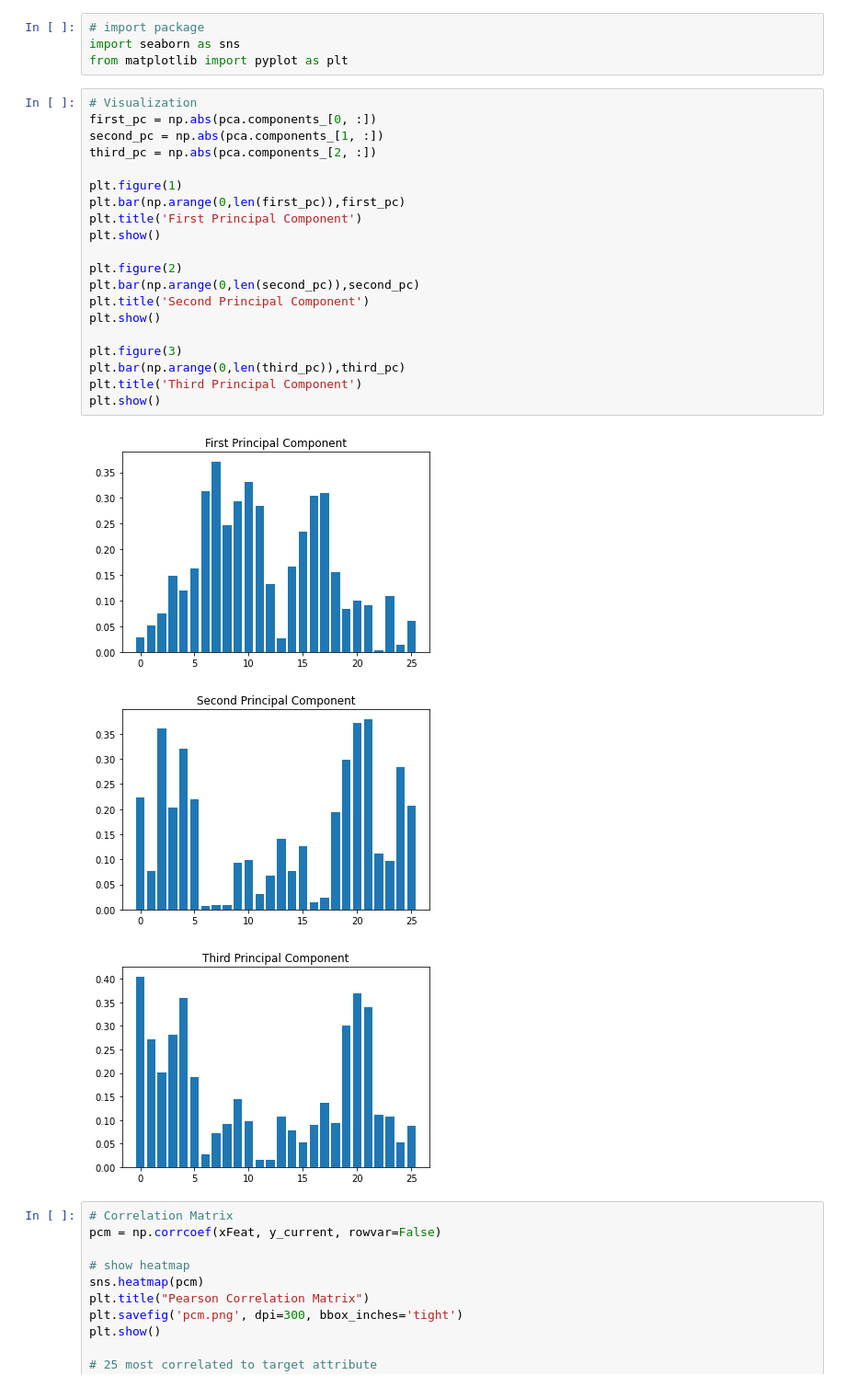
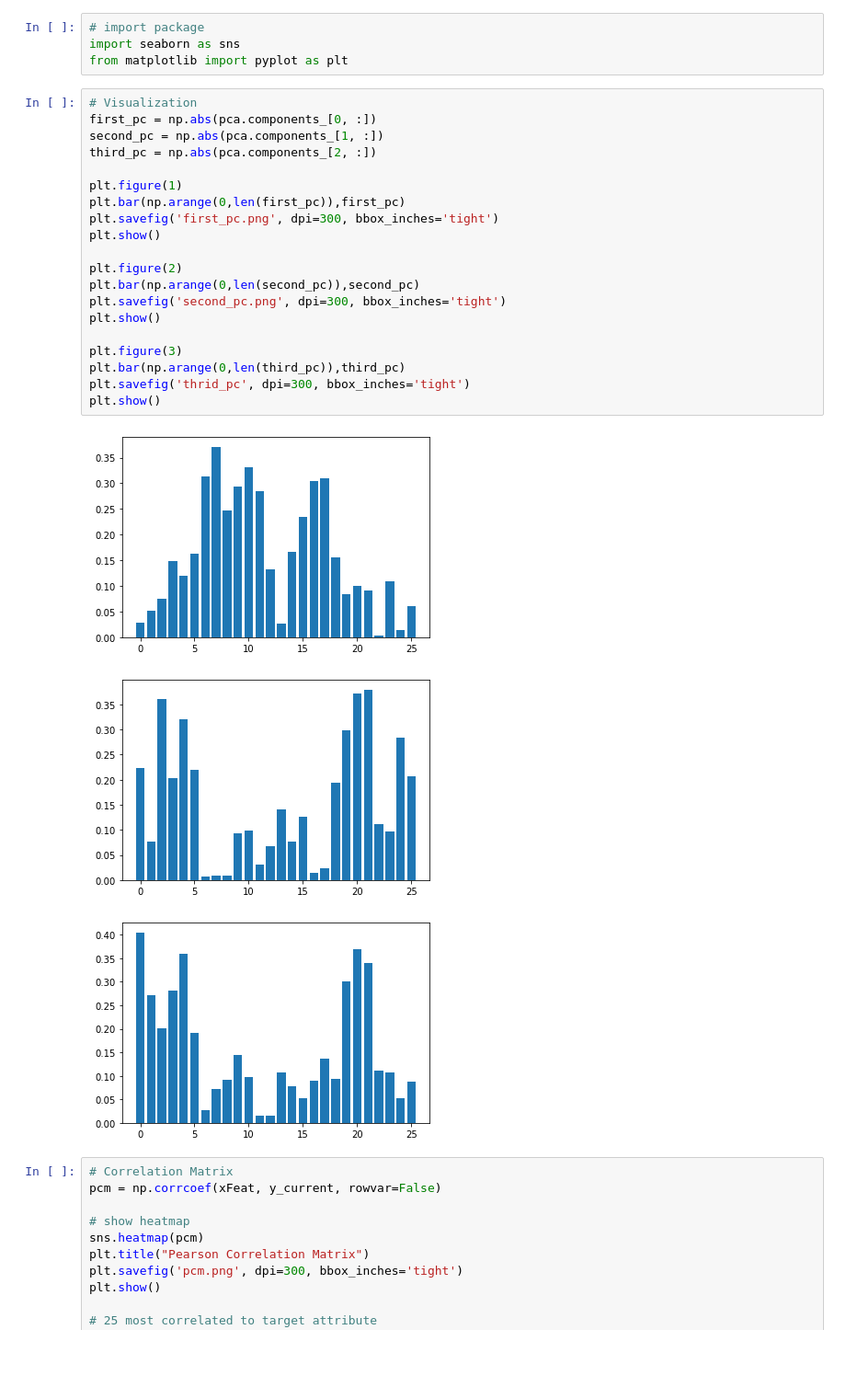
Before and after one commit to kwu78/Mental-Health-Issue, a Jupyter notebook: PCA_PCM_Clustering_RFC.ipynb, the cells around one changed output. Shown at 92% size. Saved outputs shown, nothing was run; the diff lists cells and outputs as text; blank space fills up the shorter version.

```diff
--- a/PCA_PCM_Clustering_RFC.ipynb
+++ b/PCA_PCM_Clustering_RFC.ipynb
@@ -106,27 +114,27 @@ from matplotlib import pyplot as plt
 # %%
 # Visualization
 first_pc = np.abs(pca.components_[0, :])
 second_pc = np.abs(pca.components_[1, :])
 third_pc = np.abs(pca.components_[2, :])
 
 plt.figure(1)
 plt.bar(np.arange(0,len(first_pc)),first_pc)
-plt.title('First Principal Component')
+plt.savefig('first_pc.png', dpi=300, bbox_inches='tight')
 plt.show()
 
 plt.figure(2)
 plt.bar(np.arange(0,len(second_pc)),second_pc)
-plt.title('Second Principal Component')
+plt.savefig('second_pc.png', dpi=300, bbox_inches='tight')
 plt.show()
 
 plt.figure(3)
 plt.bar(np.arange(0,len(third_pc)),third_pc)
-plt.title('Third Principal Component')
+plt.savefig('thrid_pc', dpi=300, bbox_inches='tight')
 plt.show()
 # %% [output]
-[figure, old version]
+[figure, new version]
-[figure, old version]
+[figure, new version]
-[figure, old version]
+[figure, new version]
 # %%
 # Correlation Matrix
 pcm = np.corrcoef(xFeat, y_current, rowvar=False)
```
Also changed, not shown: parts of 11 cells of this notebook.
